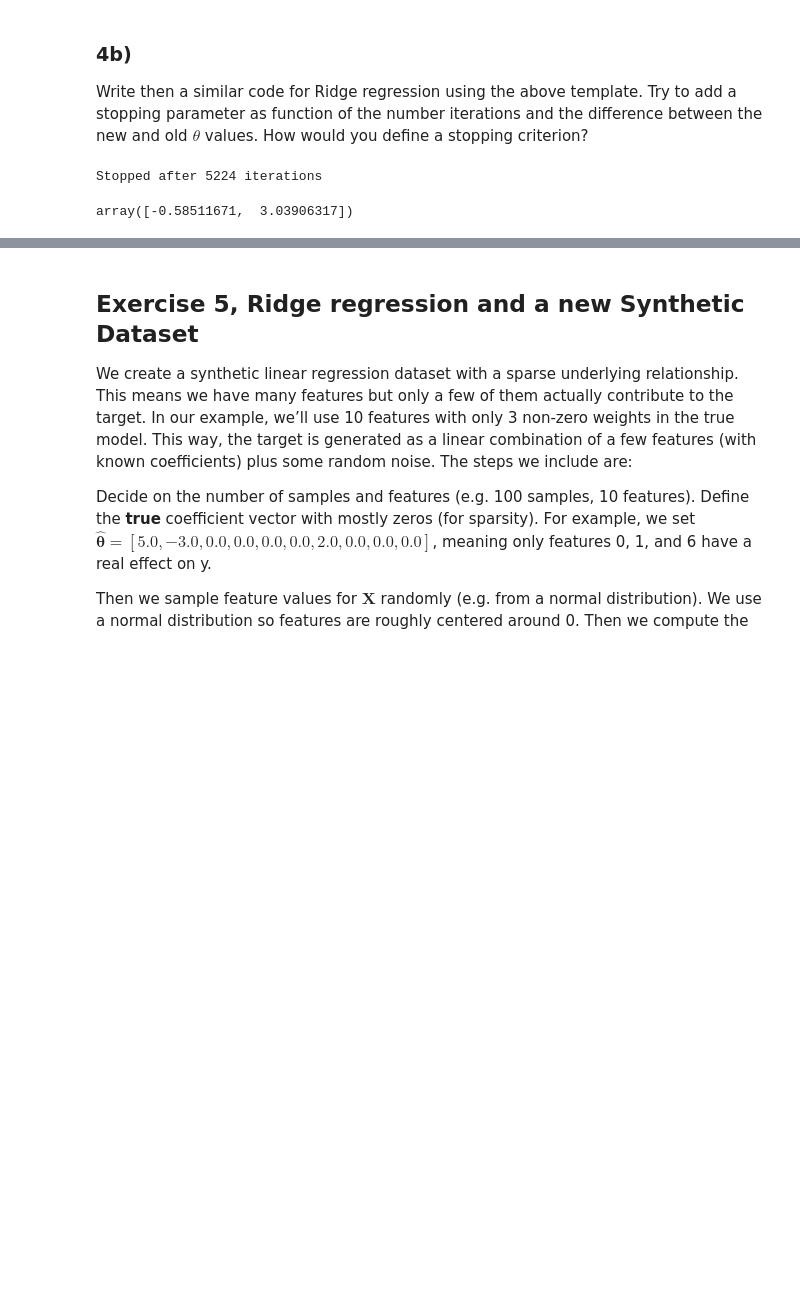
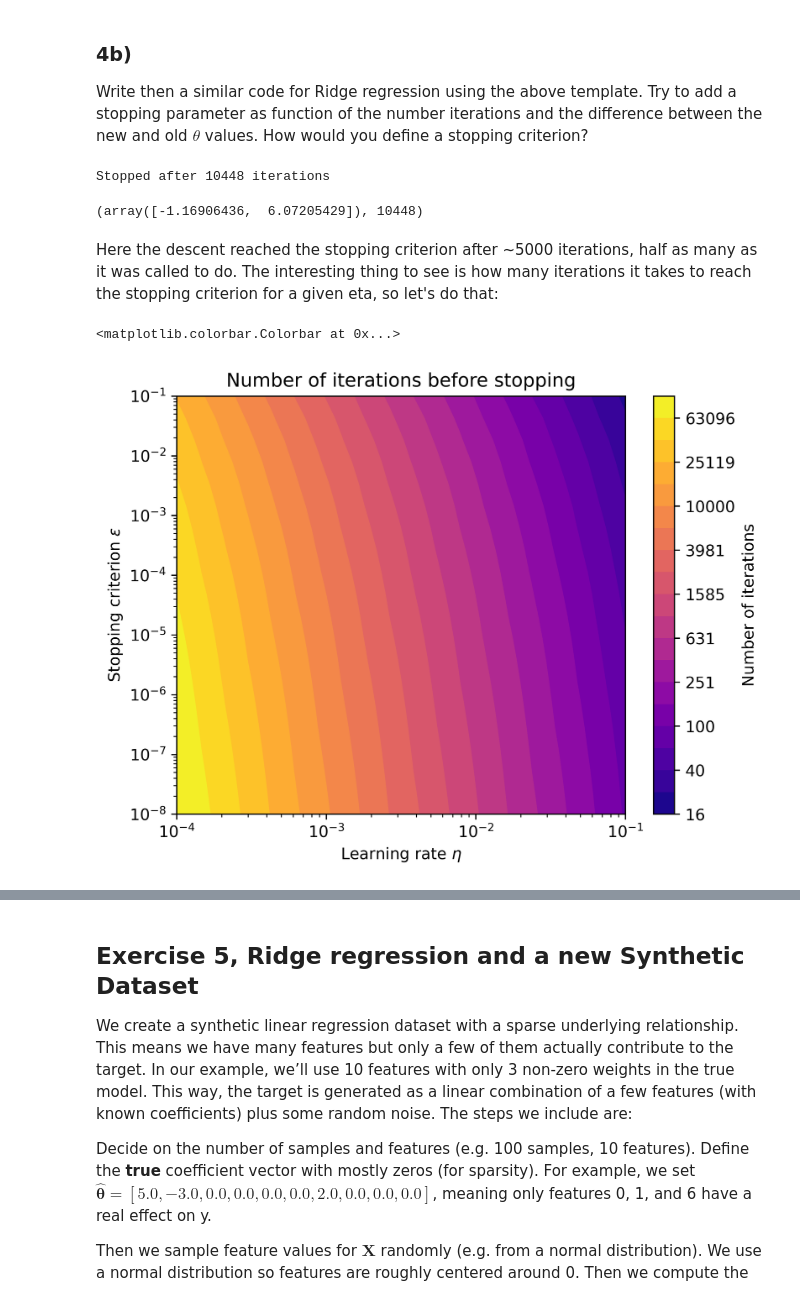
Before and after one commit to simonmso/simonsil_fys4155, a Jupyter notebook: E4.ipynb, the cells around one changed output, grey strips where cells are left out. Drawn from its saved outputs; the diff is of its cells as text; code cells hidden in the pictures; blank space fills up the shorter version.

```diff
--- a/E4.ipynb
+++ b/E4.ipynb
@@ -298,20 +305,52 @@ One sees above that for this problem, the optimal parameters are found quickly w
 Write then a similar code for Ridge regression using the above template.
 Try to add a stopping parameter as function of the number iterations and the difference between the new and old $\theta$ values. How would you define a stopping criterion?
 # %%
-def descend_ridge(X, y, eta, num_iters, atol=1e-8):
+def descend_ridge(X, y, eta, num_iters, atol=1e-8, verb=False):
     theta = np.zeros(X.shape[1])
     for i in range(int(np.round(num_iters))):
         grad = ridge_grad(X, y, theta, lam=lam)
+
         theta -= eta*grad
 
         # STOPPING CRITERION
         if (np.linalg.norm(grad) < atol):
-            print(f'Stopped after {i} iterations')
+            if (verb): print(f'Stopped after {i} iterations')
             break
 
-    return theta
+    return theta, i
 
-descend_ridge(X_norm, y_centered, 1e-3, 10000)
+# run it once to make sure it works
+descend_ridge(X_norm, y_centered, 1e-3, 1e5, verb=True)
 # %% [output]
-Stopped after 5224 iterations
+Stopped after 10448 iterations
-array([-0.58511671,  3.03906317])
+(array([-1.16906436,  6.07205429]), 10448)
+# %% [markdown]
+Here the descent reached the stopping criterion after ~5000 iterations, half as many as it was called to do. The interesting thing to see is how many iterations it takes to reach the stopping criterion for a given eta, so let's do that:
+# %%
+descend_ridge_vec = np.vectorize(
+    lambda eta, criterion: descend_ridge(X_norm, y_centered, eta, 1e5, atol=criterion),
+    signature='(),()->(2),()')
+
+n = 20
+etas = np.logspace(-4,-1, n)
+criteria = np.logspace(-1,-8, n)
+es, cs = np.meshgrid(etas, criteria)
+
+_, iterations = descend_ridge_vec(es, cs)
+# %%
+fig, ax = plt.subplots()
+
+cf = ax.contourf(es, cs, np.log10(iterations), levels=20, cmap='plasma')
+
+ax.set_xlabel(r'Learning rate $\eta$')
+ax.set_ylabel(r'Stopping criterion $\epsilon$')
+
+ax.set_xscale('log')
+ax.set_yscale('log')
+ax.set_title(r'Number of iterations before stopping');
+
+fig.colorbar(cf, ax=ax, label=r'Number of iterations',
+             format=mpl.ticker.FuncFormatter(lambda x, _: f'{10**x:.0f}'))
+# %% [output]
+<matplotlib.colorbar.Colorbar at 0x...>
+[figure, added]
```
Also changed, not shown: parts of 14 cells of this notebook, 5 other files.
